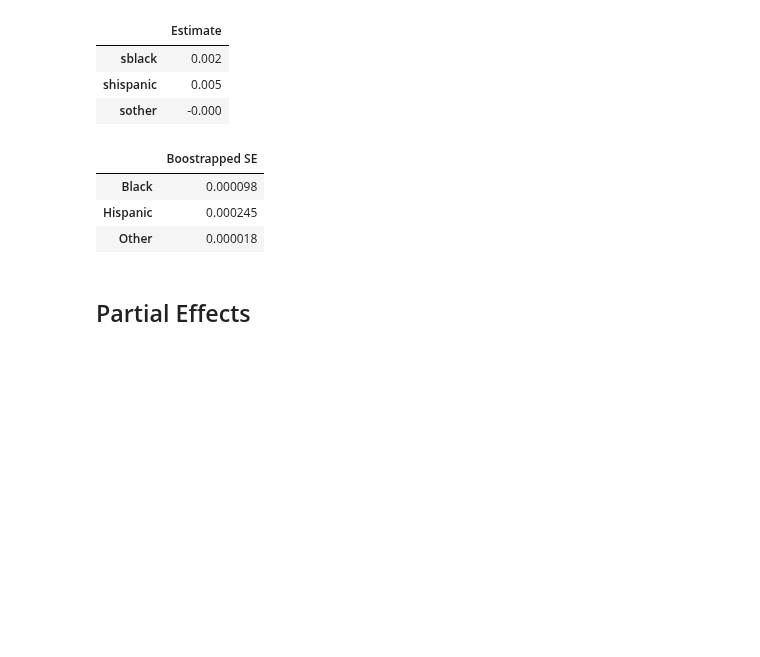
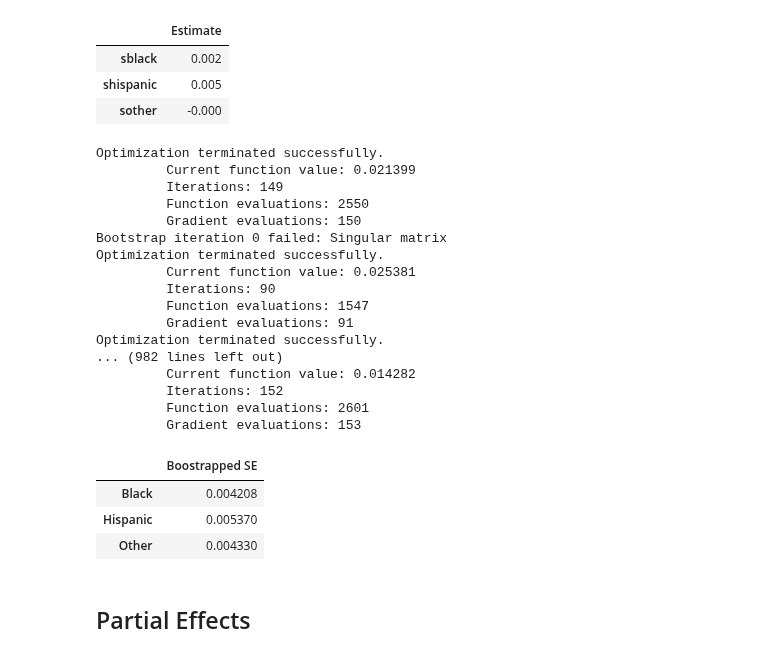
Before and after one commit to anl1313/AME_2025, a Jupyter notebook: Assignments/Project 3/Project 3 kode livia.ipynb, the cells around one changed output. Drawn from its saved outputs; the diff is of its cells as text; code cells hidden in the pictures; blank space fills up the shorter version.

```diff
--- a/Assignments/Project 3/Project 3 kode livia.ipynb
+++ b/Assignments/Project 3/Project 3 kode livia.ipynb
@@ -373,14 +388,31 @@ res_logit
 | sother | -0.000 |
 # %%
 #bootstrap SEs
-se = logit.bootstrap(y, x, logit_results['theta'], indices, nB=1000)
+se = logit.bootstrap(y, x, logit_results['theta'], indices, nB=100)
 formatted_se =pd.DataFrame(se, index=["Black", "Hispanic", "Other"], columns=["Boostrapped SE"]).round(6)
 formatted_se
 # %% [output]
+Optimization terminated successfully.
+         Current function value: 0.021399
+         Iterations: 149
+         Function evaluations: 2550
+         Gradient evaluations: 150
+Bootstrap iteration 0 failed: Singular matrix
+Optimization terminated successfully.
+         Current function value: 0.025381
+         Iterations: 90
+         Function evaluations: 1547
+         Gradient evaluations: 91
+Optimization terminated successfully.
+... (982 lines left out)
+         Current function value: 0.014282
+         Iterations: 152
+         Function evaluations: 2601
+         Gradient evaluations: 153
 |  | Boostrapped SE |
-| Black | 0.000098 |
-| Hispanic | 0.000245 |
-| Other | 0.000018 |
+| Black | 0.004208 |
+| Hispanic | 0.005370 |
+| Other | 0.004330 |
 # %% [markdown]
 ## Partial Effects
 # %% [markdown]
```
Also changed, not shown: parts of 9 cells of this notebook, 3 other files.
